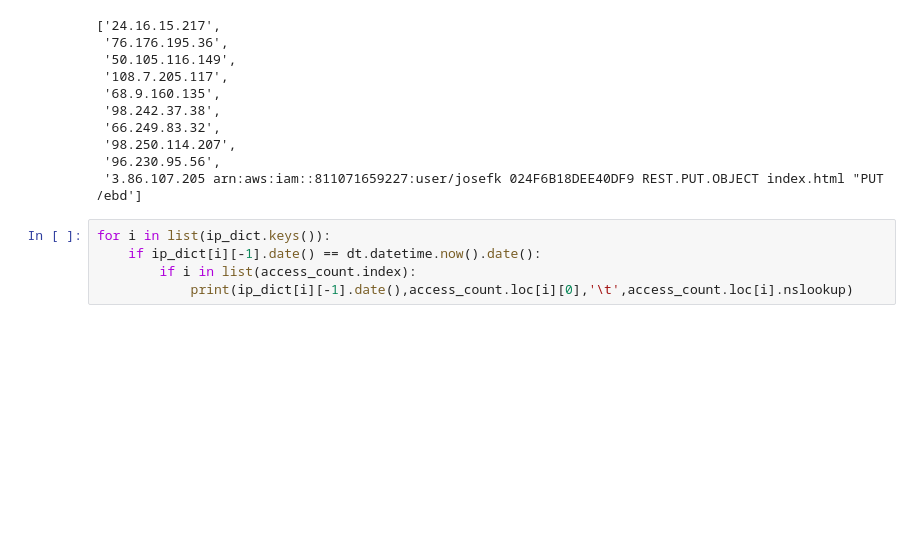
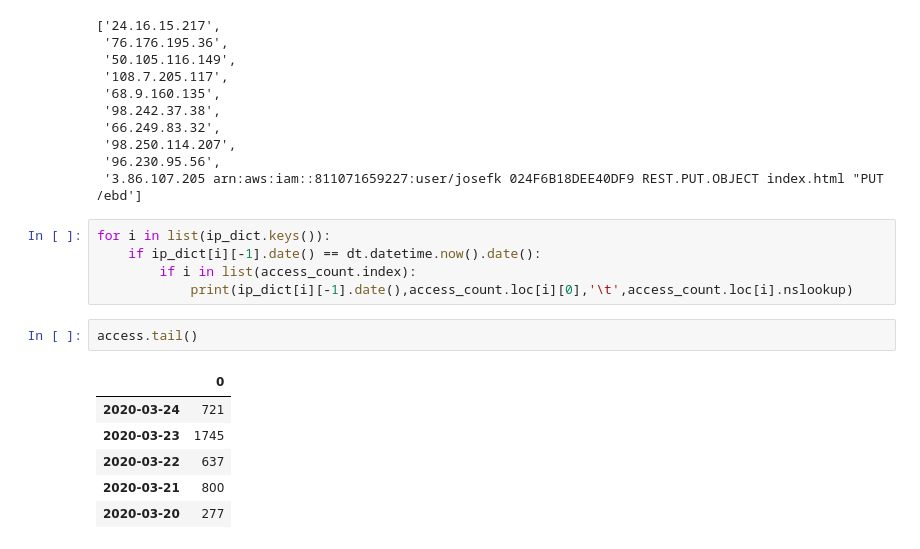
Before and after one commit to EarthBigData/covid19, a Jupyter notebook: logs.ipynb, the cells around one changed output. Cells and saved outputs as stored; diff of their text form; blank space fills up the shorter version.

```diff
--- a/logs.ipynb
+++ b/logs.ipynb
@@ -106,3 +106,12 @@ for i in list(ip_dict.keys()):
     if ip_dict[i][-1].date() == dt.datetime.now().date():
         if i in list(access_count.index):
             print(ip_dict[i][-1].date(),access_count.loc[i][0],'\t',access_count.loc[i].nslookup)
+# %%
+access.tail()
+# %% [output]
+|  | 0 |
+| 2020-03-24 | 721 |
+| 2020-03-23 | 1745 |
+| 2020-03-22 | 637 |
+| 2020-03-21 | 800 |
+| 2020-03-20 | 277 |
```
Also changed, not shown: parts of 1 cell of this notebook, 1 other file.
